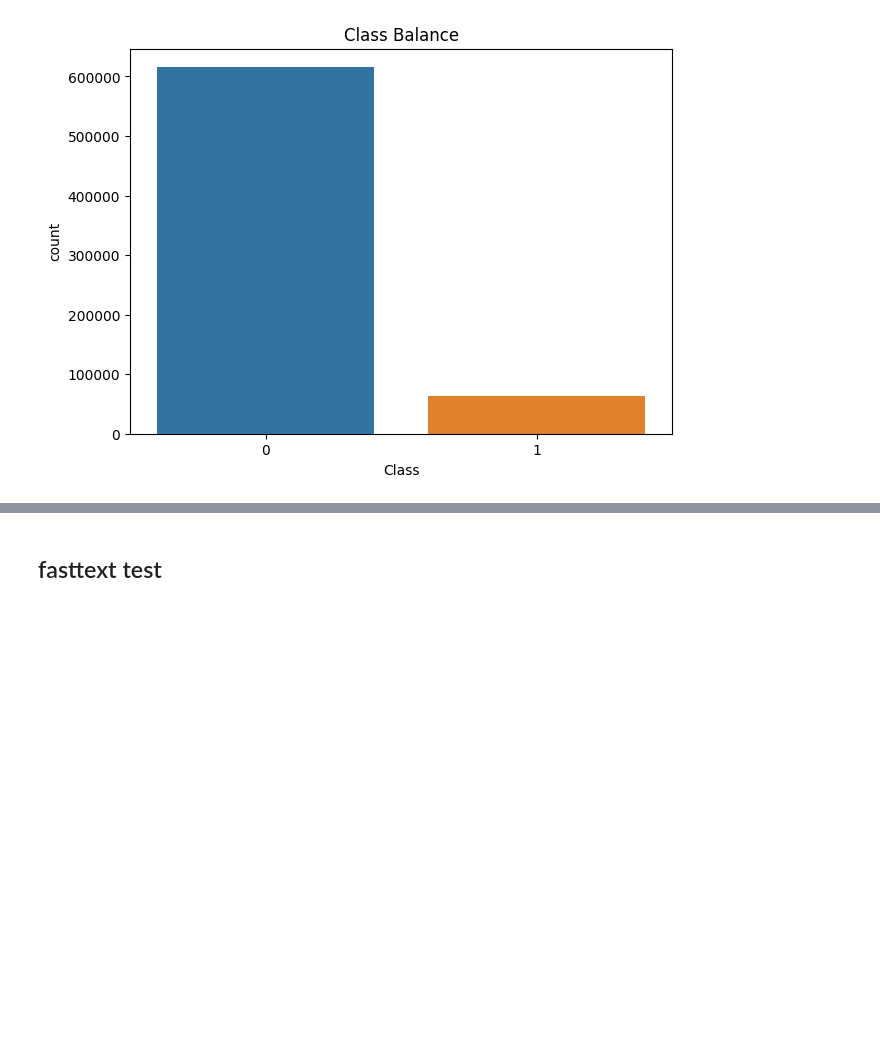
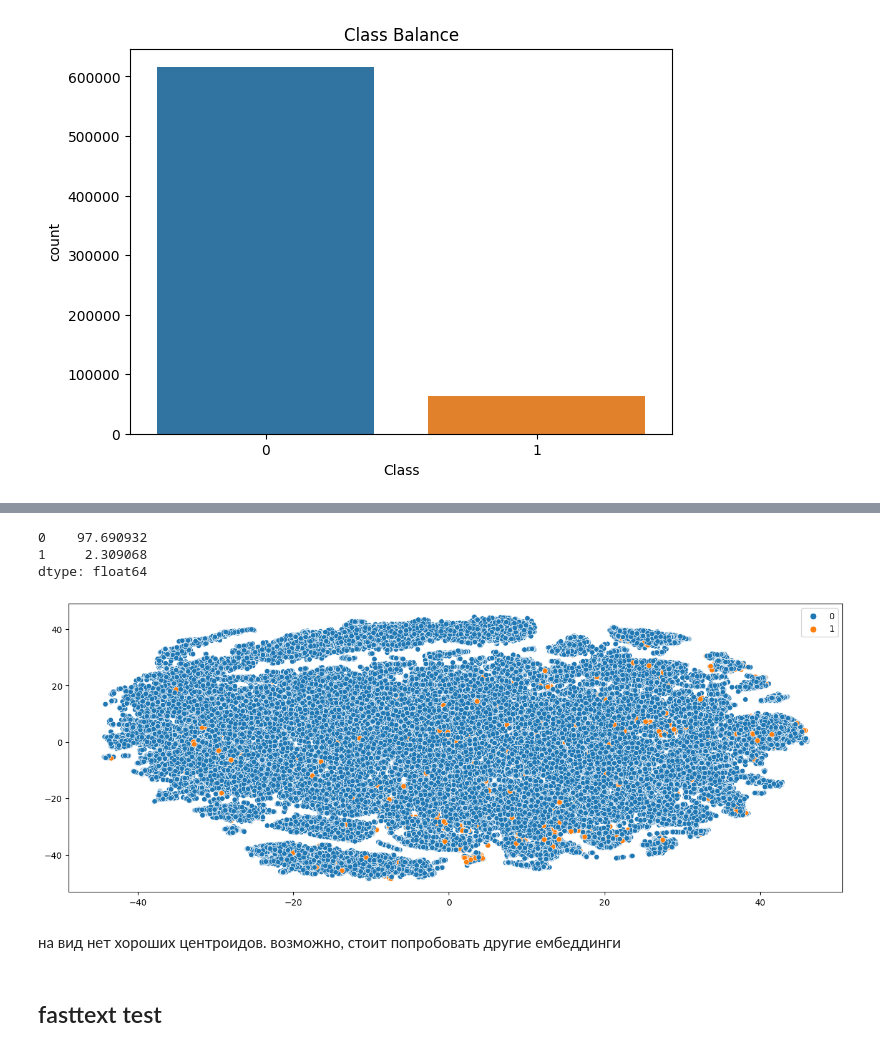
Before and after one commit to msuvorov7/toxic_segmenter, a Jupyter notebook: notebooks/toxic_segmenter.ipynb, the cells around one changed output, grey strips where cells are left out. Saved outputs shown, nothing was run; the diff lists cells and outputs as text; code cells hidden in the pictures; blank space fills up the shorter version.

Commit message:
added blocks with PCA/TSNE in 2d embeddings dim

```diff
--- a/notebooks/toxic_segmenter.ipynb
+++ b/notebooks/toxic_segmenter.ipynb
@@ -78,0 +127,6 @@ plt.show()
+# %%
+pd.value_counts(tags) / len(tags) * 100
+# %% [output]
+0    97.690932
+1     2.309068
+dtype: float64
@@ -79,3 +135,16 @@ plt.show()
+# %%
+%%time
+tsne = TSNE(n_components=2)
+vectors_tsne = tsne.fit_transform(vectors_scaled)
+# %%
+plt.figure(figsize=(16,6))
+sns.scatterplot(x=vectors_tsne[:, 0], y=vectors_tsne[:, 1], hue=tags)
+plt.legend()
+plt.show()
+# %% [output]
+[figure, added]
+# %% [markdown]
+на вид нет хороших центроидов. возможно, стоит попробовать другие ембеддинги
 # %% [markdown]
 ## fasttext test
 # %%
```
Also changed, not shown: parts of 13 cells of this notebook.
